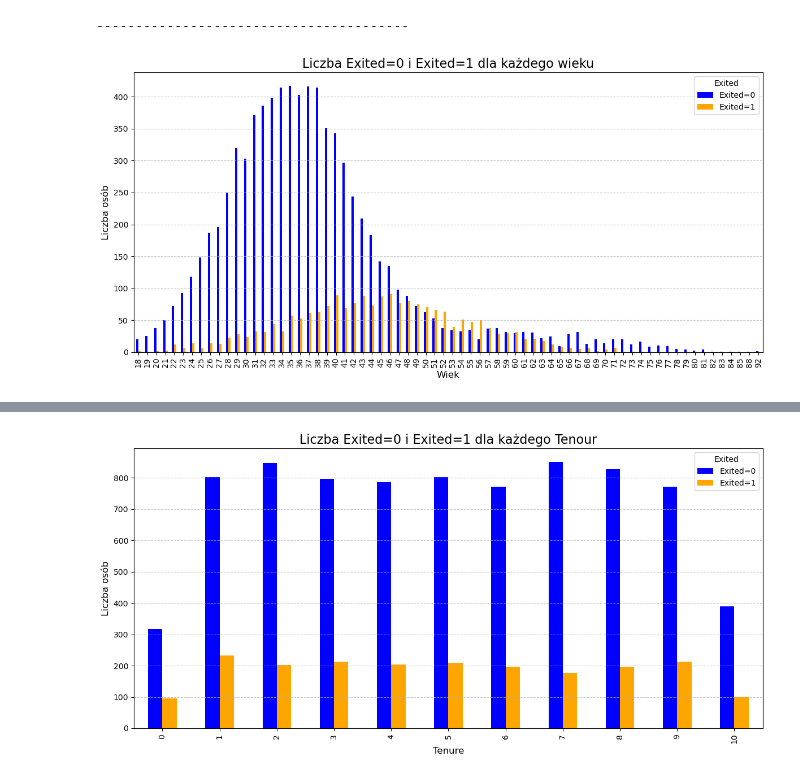
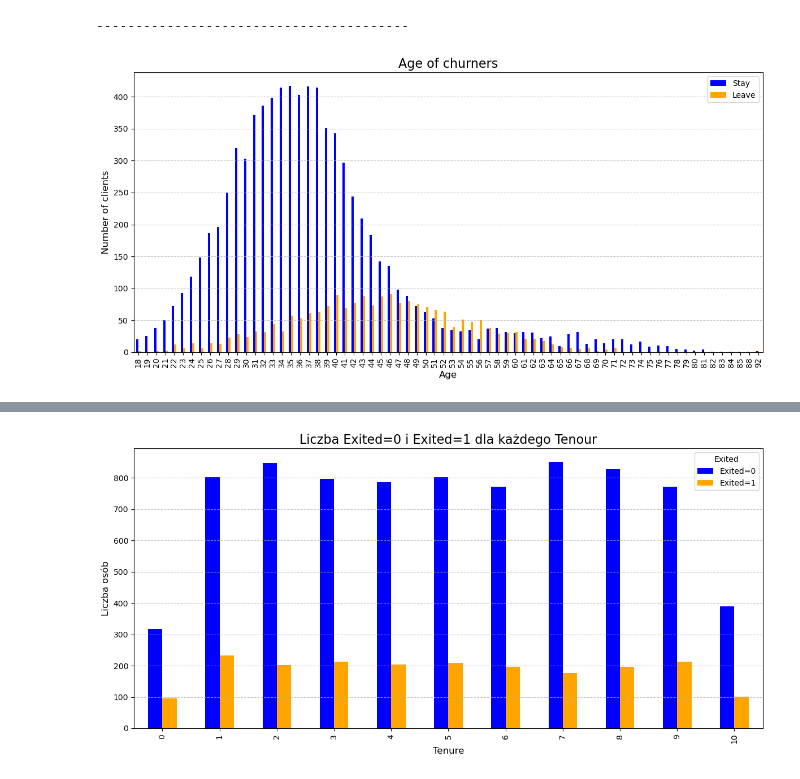
Before and after one commit to M-Grzymowicz/Banking-Customer-Churn---Analysis-and-Prediction, a Jupyter notebook: banking.ipynb, the cells around one changed output, grey strips where cells are left out. Saved outputs shown, nothing was run; the diff lists cells and outputs as text; code cells hidden in the pictures.

```diff
--- a/banking.ipynb
+++ b/banking.ipynb
@@ -435,18 +634,18 @@ Name: count, dtype: int64
 # %%
 grouped = df.groupby(['Age', 'Exited']).size().unstack(fill_value=0)
 
 # Tworzenie wykresu
 grouped.plot(kind='bar', stacked=False, figsize=(12, 6), color=['blue', 'orange'])
 
 # Dodanie tytułu i etykiet osi
-plt.title('Liczba Exited=0 i Exited=1 dla każdego wieku', fontsize=16)
-plt.xlabel('Wiek', fontsize=12)
-plt.ylabel('Liczba osób', fontsize=12)
-plt.legend(['Exited=0', 'Exited=1'], title='Exited', fontsize=10)
+plt.title('Age of churners', fontsize=16)
+plt.xlabel('Age', fontsize=12)
+plt.ylabel('Number of clients', fontsize=12)
+plt.legend(['Stay', 'Leave'], fontsize=10)
 plt.grid(axis='y', linestyle='--', alpha=0.7)
 plt.tight_layout()
 
 # Wyświetlenie wykresu
 plt.show()
 # %% [output]
-[figure, old version]
+[figure, new version]
```
Also changed, not shown: parts of 35 cells of this notebook.
